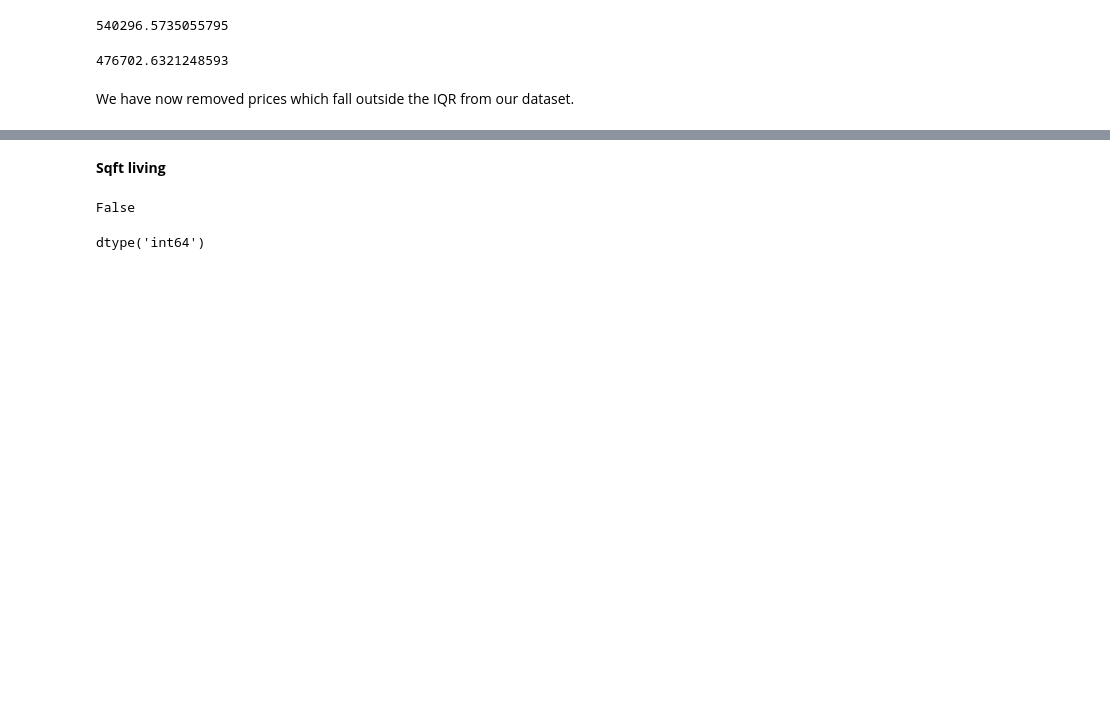
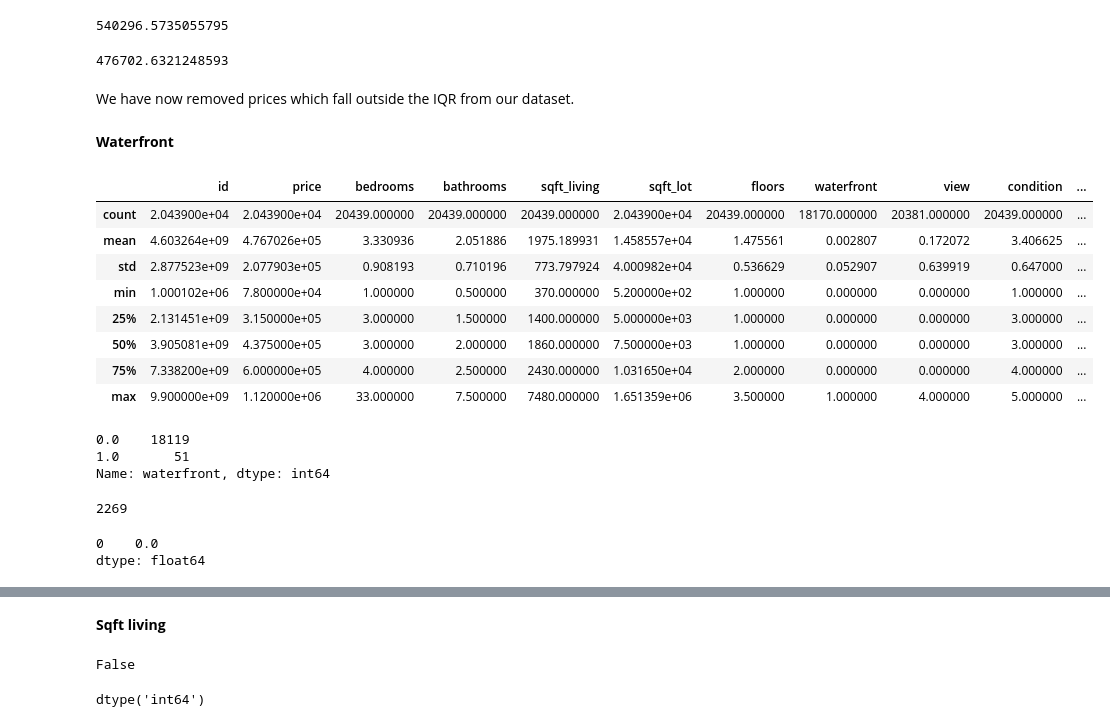
Before and after one commit to HeleneBu/Project_1, a Jupyter notebook: Data cleaning and question 1.ipynb, the cells around one changed output, grey strips where cells are left out. Saved outputs shown, nothing was run; the diff lists cells and outputs as text; code cells hidden in the pictures; blank space fills up the shorter version.

```diff
--- a/Data cleaning and question 1.ipynb
+++ b/Data cleaning and question 1.ipynb
@@ -123,3 +121,32 @@ df2['price'].mean()
 476702.6321248593
 # %% [markdown]
 We have now removed prices which fall outside the IQR from our dataset.
+# %% [markdown]
+**Waterfront**
+# %%
+df2.describe()
+# %% [output]
+|  | id | price | bedrooms | bathrooms | sqft_living | sqft_lot | floors | waterfront | view | condition | ... |
+| count | 2.043900e+04 | 2.043900e+04 | 20439.000000 | 20439.000000 | 20439.000000 | 2.043900e+04 | 20439.000000 | 18170.000000 | 20381.000000 | 20439.000000 | ... |
+| mean | 4.603264e+09 | 4.767026e+05 | 3.330936 | 2.051886 | 1975.189931 | 1.458557e+04 | 1.475561 | 0.002807 | 0.172072 | 3.406625 | ... |
+| std | 2.877523e+09 | 2.077903e+05 | 0.908193 | 0.710196 | 773.797924 | 4.000982e+04 | 0.536629 | 0.052907 | 0.639919 | 0.647000 | ... |
+| min | 1.000102e+06 | 7.800000e+04 | 1.000000 | 0.500000 | 370.000000 | 5.200000e+02 | 1.000000 | 0.000000 | 0.000000 | 1.000000 | ... |
+| 25% | 2.131451e+09 | 3.150000e+05 | 3.000000 | 1.500000 | 1400.000000 | 5.000000e+03 | 1.000000 | 0.000000 | 0.000000 | 3.000000 | ... |
+| 50% | 3.905081e+09 | 4.375000e+05 | 3.000000 | 2.000000 | 1860.000000 | 7.500000e+03 | 1.000000 | 0.000000 | 0.000000 | 3.000000 | ... |
+| 75% | 7.338200e+09 | 6.000000e+05 | 4.000000 | 2.500000 | 2430.000000 | 1.031650e+04 | 2.000000 | 0.000000 | 0.000000 | 4.000000 | ... |
+| max | 9.900000e+09 | 1.120000e+06 | 33.000000 | 7.500000 | 7480.000000 | 1.651359e+06 | 3.500000 | 1.000000 | 4.000000 | 5.000000 | ... |
+# %%
+df2['waterfront'].value_counts()
+# %% [output]
+0.0    18119
+1.0       51
+Name: waterfront, dtype: int64
+# %%
+df2['waterfront'].isna().sum()
+# %% [output]
+2269
+# %%
+df2['waterfront'].mode()
+# %% [output]
+0    0.0
+dtype: float64
```
Also changed, not shown: parts of 47 cells of this notebook, 1 other file.
